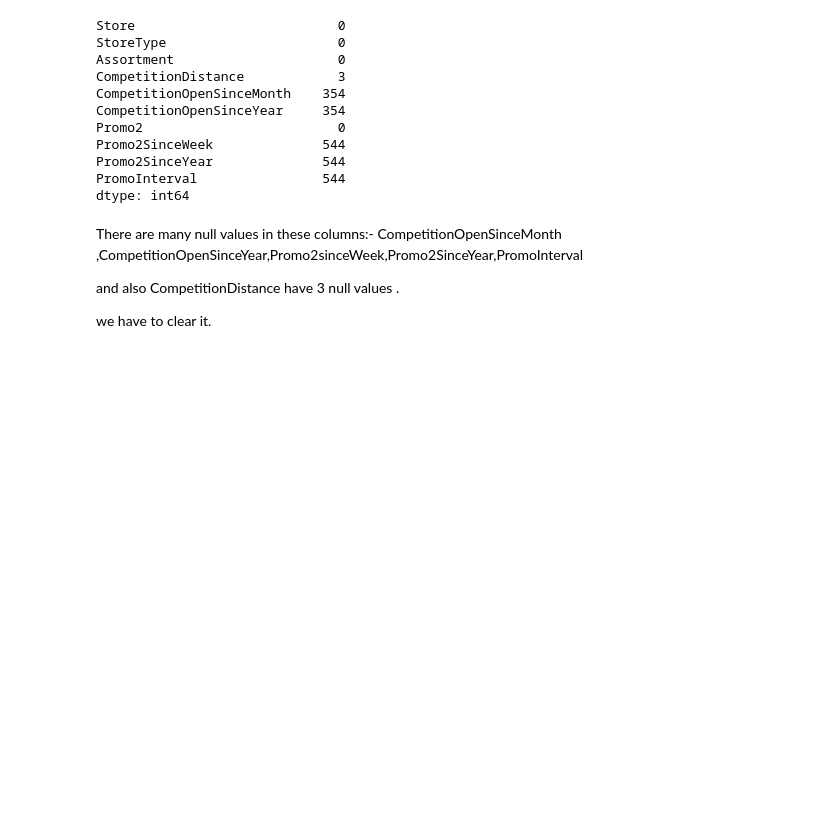
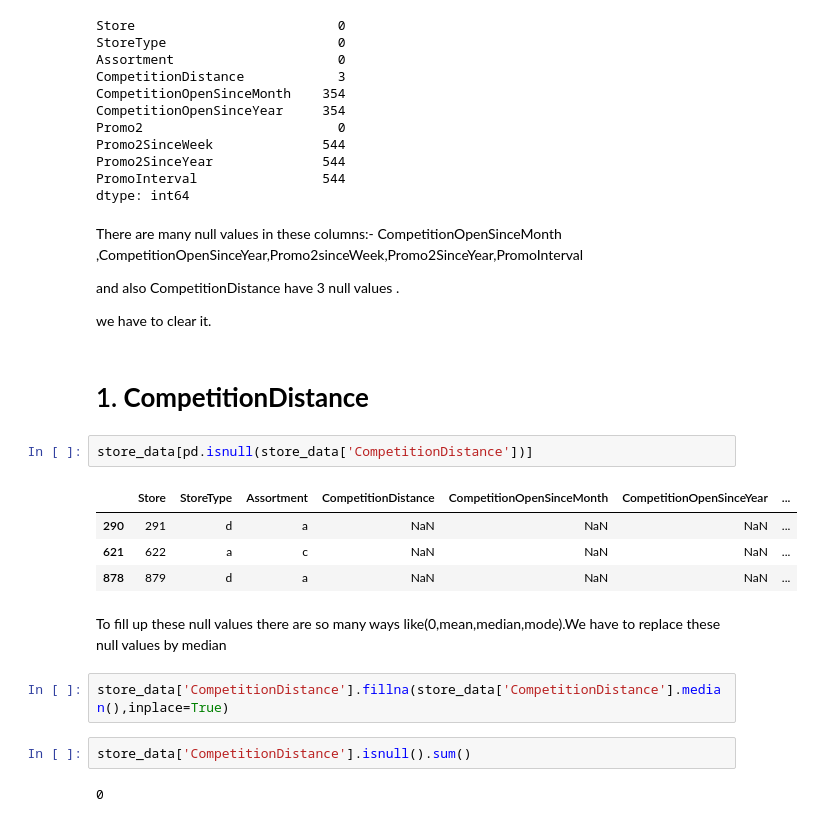
Before and after one commit to yamini1998m/-ML-Regression-ProjectTemplate.ipynb, a Jupyter notebook: ML_Regression_ProjectTemplate.ipynb, the cells around one changed output. Saved outputs shown, nothing was run; the diff lists cells and outputs as text; blank space fills up the shorter version.

```diff
--- a/ML_Regression_ProjectTemplate.ipynb
+++ b/ML_Regression_ProjectTemplate.ipynb
@@ -208,3 +208,22 @@ There are many null values in these columns:- CompetitionOpenSinceMonth ,Competi
 and also CompetitionDistance have 3 null values .
 
 we have to clear it.
+# %% [markdown]
+
+
+# 1.   **CompetitionDistance**
+# %%
+store_data[pd.isnull(store_data['CompetitionDistance'])]
+# %% [output]
+|  | Store | StoreType | Assortment | CompetitionDistance | CompetitionOpenSinceMonth | CompetitionOpenSinceYear | ... |
+| 290 | 291 | d | a | NaN | NaN | NaN | ... |
+| 621 | 622 | a | c | NaN | NaN | NaN | ... |
+| 878 | 879 | d | a | NaN | NaN | NaN | ... |
+# %% [markdown]
+To fill up these null values there are so many ways like(0,mean,median,mode).We have to replace these null values by median
+# %%
+store_data['CompetitionDistance'].fillna(store_data['CompetitionDistance'].median(),inplace=True)
+# %%
+store_data['CompetitionDistance'].isnull().sum()
+# %% [output]
+0
```
Also changed, not shown: parts of 9 cells of this notebook.
